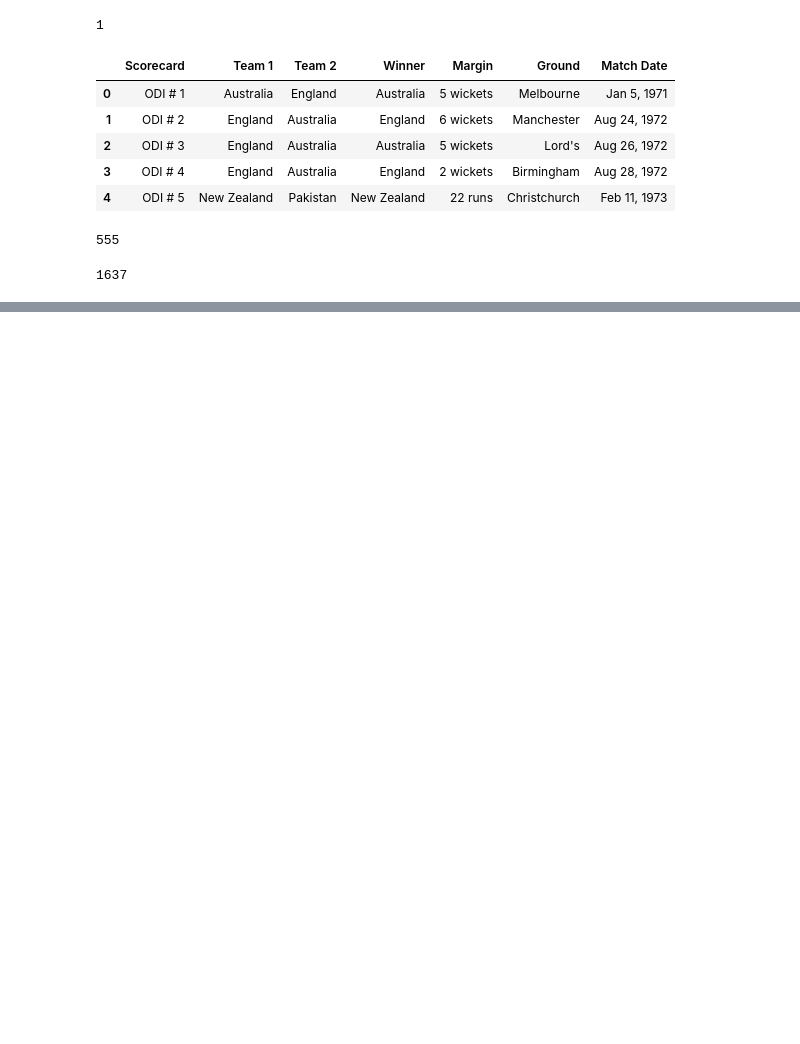
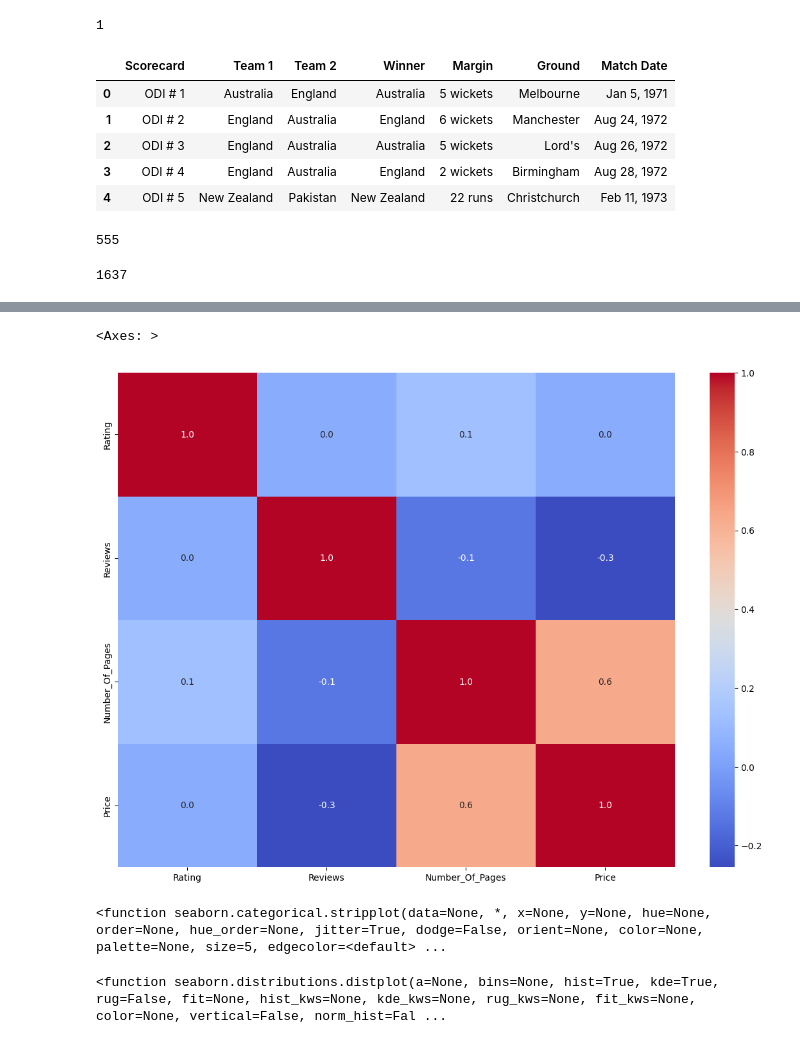
Before and after one commit to emailtosanj/ADSP_LAIEDM, a Jupyter notebook: adsp_laiedm/week_1_py_for_ds/week1-practice-hands-on-quizzes/python_handson_quizzes.ipynb, the cells around one changed output, grey strips where cells are left out. Cells and saved outputs as stored; diff of their text form; code cells hidden in the pictures; blank space fills up the shorter version.

```diff
--- a/adsp_laiedm/week_1_py_for_ds/week1-practice-hands-on-quizzes/python_handson_quizzes.ipynb
+++ b/adsp_laiedm/week_1_py_for_ds/week1-practice-hands-on-quizzes/python_handson_quizzes.ipynb
@@ -149,0 +246,30 @@ print(len(team2_winners))
+# %%
+lst = ['Rating', 'Reviews', 'Number_Of_Pages', 'Price']
+corr = df[lst].corr()
+
+plt.figure(figsize = (14,10))
+sns.heatmap(corr, annot = True, cmap = 'coolwarm', fmt= '.1f', xticklabels=corr.columns,
+            yticklabels = corr.columns)
+
+# Plot the heatmap
+#plt.figure(figsize = (14, 10))
+#sns.heatmap(corr, annot = True, cmap = 'coolwarm',
+#        fmt = ".1f",
+#        xticklabels = corr.columns,
+#        yticklabels = corr.columns)
+# %% [output]
+<Axes: >
+[figure, added]
+# %%
+#Graded Quiz - Week 1 - workout section
+
+
+import seaborn as sns
+
+sns.stripplot
+# %% [output]
+<function seaborn.categorical.stripplot(data=None, *, x=None, y=None, hue=None, order=None, hue_order=None, jitter=True, dodge=False, orient=None, color=None, palette=None, size=5, edgecolor=<default> ...
+# %%
+sns.distplot
+# %% [output]
+<function seaborn.distributions.distplot(a=None, bins=None, hist=True, kde=True, rug=False, fit=None, hist_kws=None, kde_kws=None, rug_kws=None, fit_kws=None, color=None, vertical=False, norm_hist=Fal ...
```
Also changed, not shown: parts of 14 cells of this notebook, 4 other files.
